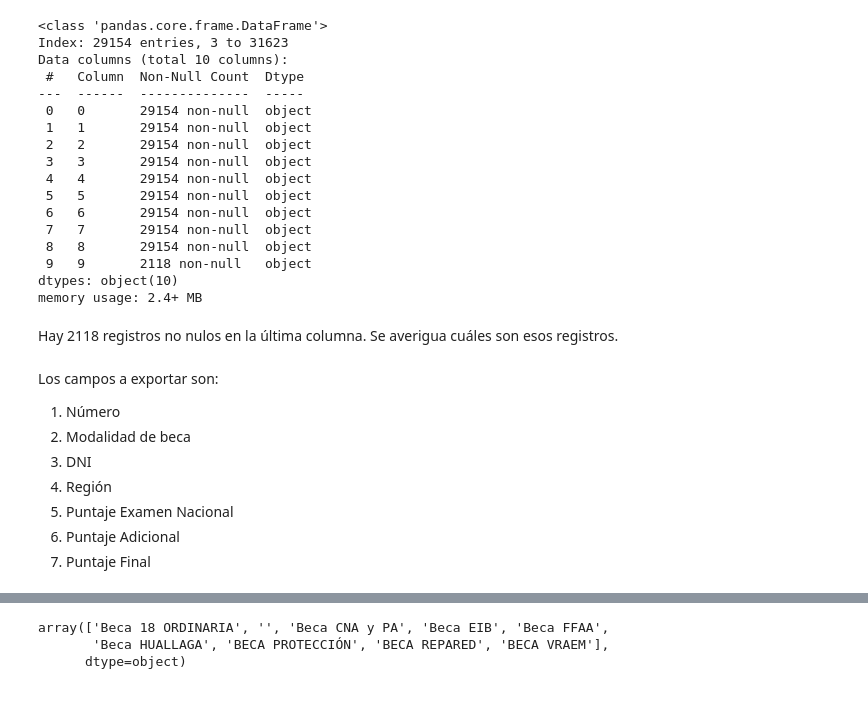
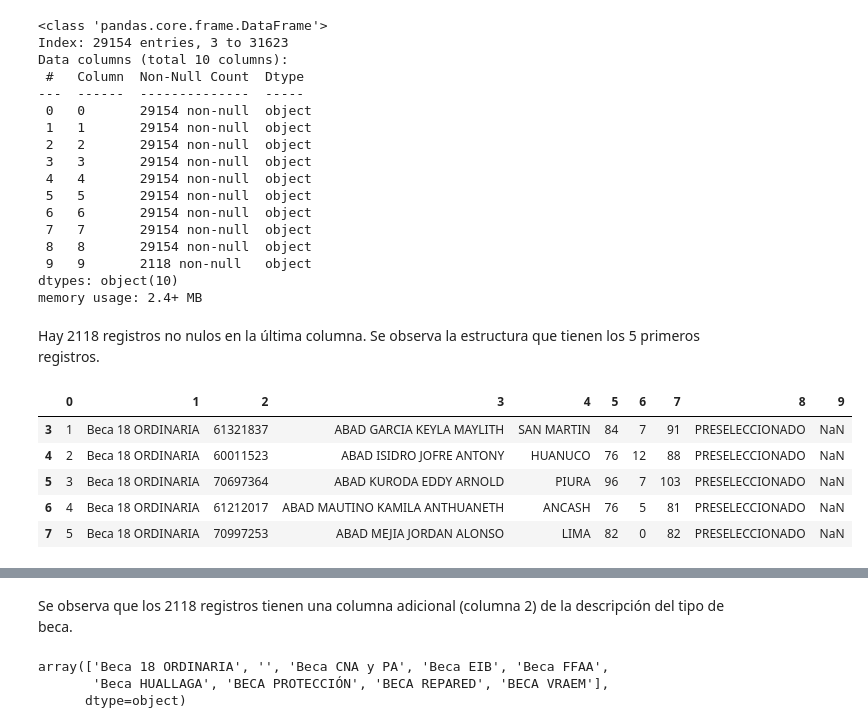
Before and after one commit to wreyesa/AnalisisBeca18, a Jupyter notebook: transform.ipynb, the cells around one changed output, grey strips where cells are left out. Saved outputs shown, nothing was run; the diff lists cells and outputs as text; code cells hidden in the pictures; blank space fills up the shorter version.

```diff
--- a/transform.ipynb
+++ b/transform.ipynb
@@ -66,16 +68,16 @@ Data columns (total 10 columns):
 dtypes: object(10)
 memory usage: 2.4+ MB
 # %% [markdown]
-Hay 2118 registros no nulos en la última columna. Se averigua cuáles son esos registros.
+Hay 2118 registros no nulos en la última columna. Se observa la estructura que tienen los 5 primeros registros.
-# %% [markdown]
-Los campos a exportar son:
-1. Número
-2. Modalidad de beca
-3. DNI
-4. Región
-5. Puntaje Examen Nacional
-6. Puntaje Adicional
-7. Puntaje Final
+# %%
+filter_tabs.head(5)
+# %% [output]
+|  | 0 | 1 | 2 | 3 | 4 | 5 | 6 | 7 | 8 | 9 |
+| 3 | 1 | Beca 18 ORDINARIA | 61321837 | ABAD GARCIA KEYLA MAYLITH | SAN MARTIN | 84 | 7 | 91 | PRESELECCIONADO | NaN |
+| 4 | 2 | Beca 18 ORDINARIA | 60011523 | ABAD ISIDRO JOFRE ANTONY | HUANUCO | 76 | 12 | 88 | PRESELECCIONADO | NaN |
+| 5 | 3 | Beca 18 ORDINARIA | 70697364 | ABAD KURODA EDDY ARNOLD | PIURA | 96 | 7 | 103 | PRESELECCIONADO | NaN |
+| 6 | 4 | Beca 18 ORDINARIA | 61212017 | ABAD MAUTINO KAMILA ANTHUANETH | ANCASH | 76 | 5 | 81 | PRESELECCIONADO | NaN |
+| 7 | 5 | Beca 18 ORDINARIA | 70997253 | ABAD MEJIA JORDAN ALONSO | LIMA | 82 | 0 | 82 | PRESELECCIONADO | NaN |
 # %%
 filter_tabs[filter_tabs.iloc[:, 9].notna()] # Estos registros son los 2118 que tienen una columna adicional donde la 3ra columna es la POBLACION
 # %% [output]
@@ -92,6 +94,8 @@ filter_tabs[filter_tabs.iloc[:, 9].notna()] # Estos registros son los 2118 que t
 | 25070 | 2117 | Beca CNA y PA | Población afroperuana | 60478854 | ZURITA ROMAN GREYLI YOCSANY | PIURA | 44 | 7 | 51 | PRESELECCIONADO |
 | 25071 | 2118 | Beca CNA y PA | Población afroperuana | 60478945 | ZURITA SANTOS ESTHER MEDALY | PIURA | 54 | 4 | 58 | PRESELECCIONADO |
 2118 rows × 10 columns
+# %% [markdown]
+Se observa que los 2118 registros tienen una columna adicional (columna 2) de la descripción del tipo de beca.
 # %%
 filter_tabs[1].unique()
 # %% [output]
```
Also changed, not shown: parts of 13 cells of this notebook, 2 other files.
